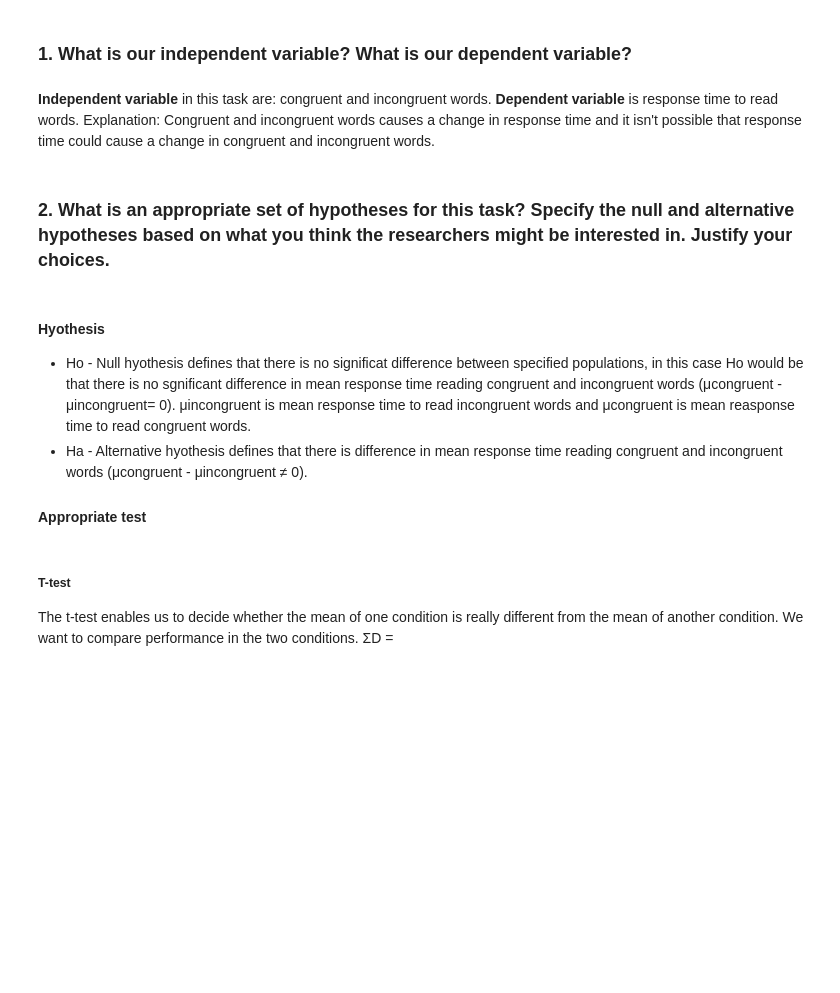
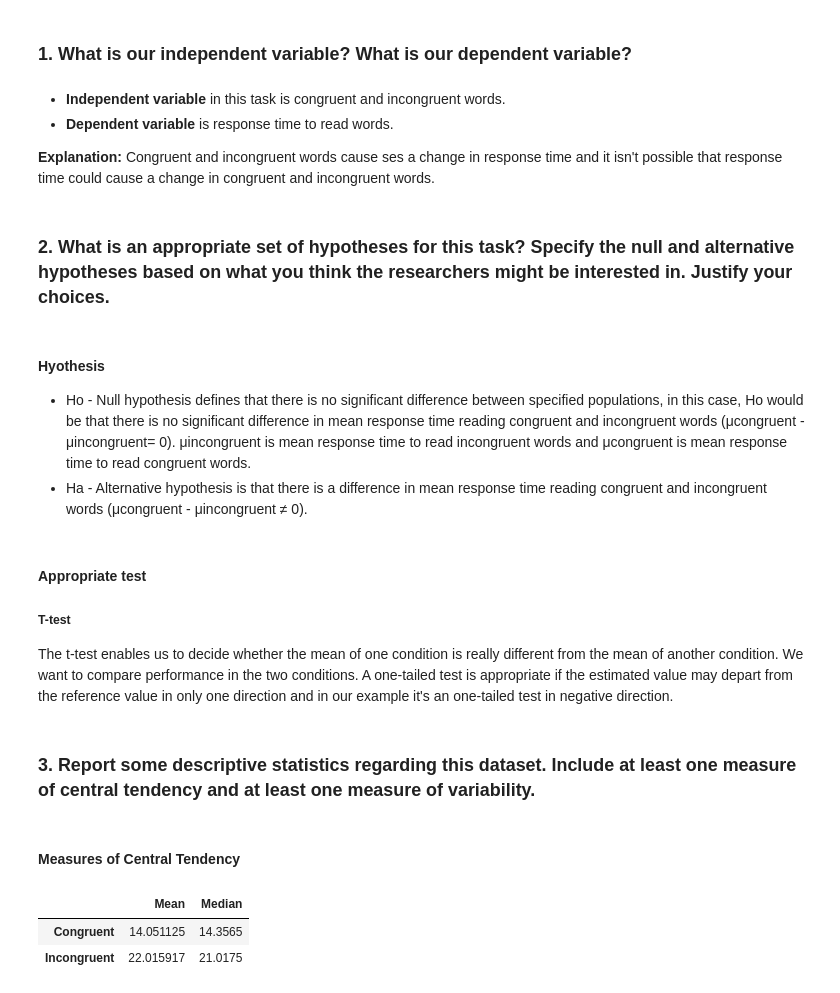
Before and after one commit to acomrsic/Data-Analyst-Nanodegree, a Jupyter notebook: Projects/Test a Perceptual Phenomenon/Project_PerceptualPhenomenon.ipynb, the cells around one changed output. Cells and saved outputs as stored; diff of their text form; code cells hidden in the pictures; blank space fills up the shorter version.

```diff
--- a/Projects/Test a Perceptual Phenomenon/Project_PerceptualPhenomenon.ipynb
+++ b/Projects/Test a Perceptual Phenomenon/Project_PerceptualPhenomenon.ipynb
@@ -40,27 +51,57 @@ display(strop_data.describe())
 # %% [markdown]
 ### 1. What is our independent variable? What is our dependent variable?
 # %% [markdown]
-<b>Independent variable</b> in this task are: congruent and incongruent words. </br>
-<b>Dependent variable</b> is response time to read words.</br>
-Explanation:
-Congruent and incongruent words causes a change in response time and it isn't possible that response time could cause a change in congruent and incongruent words.
+<ul>
+<li><b>Independent variable</b> in this task is congruent and incongruent words. </li>
+<li><b>Dependent variable</b> is response time to read words.</li>
+</ul>
+
+<b>Explanation:</b>
+Congruent and incongruent words cause ses a change in response time and it isn't possible that response time could cause a change in congruent and incongruent words.
 # %% [markdown]
 ### 2. What is an appropriate set of hypotheses for this task? Specify the null and alternative hypotheses based on what you think the researchers might be interested in. Justify your choices.
 # %% [markdown]
 #### Hyothesis
 <ul>
-<li>Ho - Null hyothesis defines that there is no significat difference between specified populations, in this case
-Ho would be that there is no sgnificant difference in mean response time reading congruent and incongruent words (μcongruent - μincongruent= 0). μincongruent is mean response time to read incongruent words and μcongruent is mean reasponse time to read congruent words.
+<li>Ho - Null hypothesis defines that there is no significant difference between specified populations, in this case,
+Ho would be that there is no significant difference in mean response time reading congruent and incongruent words (μcongruent - μincongruent= 0). μincongruent is mean response time to read incongruent words and μcongruent is mean response time to read congruent words.
 </li>
 
 <li>Ha -
-Alternative hyothesis defines that there is difference in mean response time reading congruent and incongruent words (μcongruent - μincongruent  ≠ 0).
+Alternative hypothesis is that there is a difference in mean response time reading congruent and incongruent words (μcongruent - μincongruent  ≠ 0).
 </li>
 </ul>
-
-#### Appropriate test
 # %% [markdown]
+#### Appropriate test
 ##### T-test
 The t-test enables us to decide whether the
 mean of one condition is really different from the mean of another condition.  We want to compare performance in the two conditions.
-ΣD =
+A one-tailed test is appropriate if the estimated value may depart from the reference value in only one direction and in our example it's an one-tailed test in negative direction.
+# %% [markdown]
+### 3. Report some descriptive statistics regarding this dataset. Include at least one measure of central tendency and at least one measure of variability.
+# %%
+# prepare / separate data
+congruent = strop_data.Congruent
+incongruent = strop_data.Incongruent
+# %% [markdown]
+#### Measures of Central Tendency
+# %%
+#congruent central tendency measures
+con_mean = congruent.mean()
+con_median = congruent.median()
+
+#incongruent central tendency measures
+inc_mean = incongruent.mean()
+inc_median = incongruent.median()
+
+#print results
+index = ['Congruent', 'Incongruent']
+df_result = pd.DataFrame({
+      'Mean': [con_mean, inc_mean],
+      'Median': [con_median, inc_median]},
+       index=index)
+df_result
+# %% [output]
+|  | Mean | Median |
+| Congruent | 14.051125 | 14.3565 |
+| Incongruent | 22.015917 | 21.0175 |
```
Also changed, not shown: parts of 21 cells of this notebook, 2 other files.
